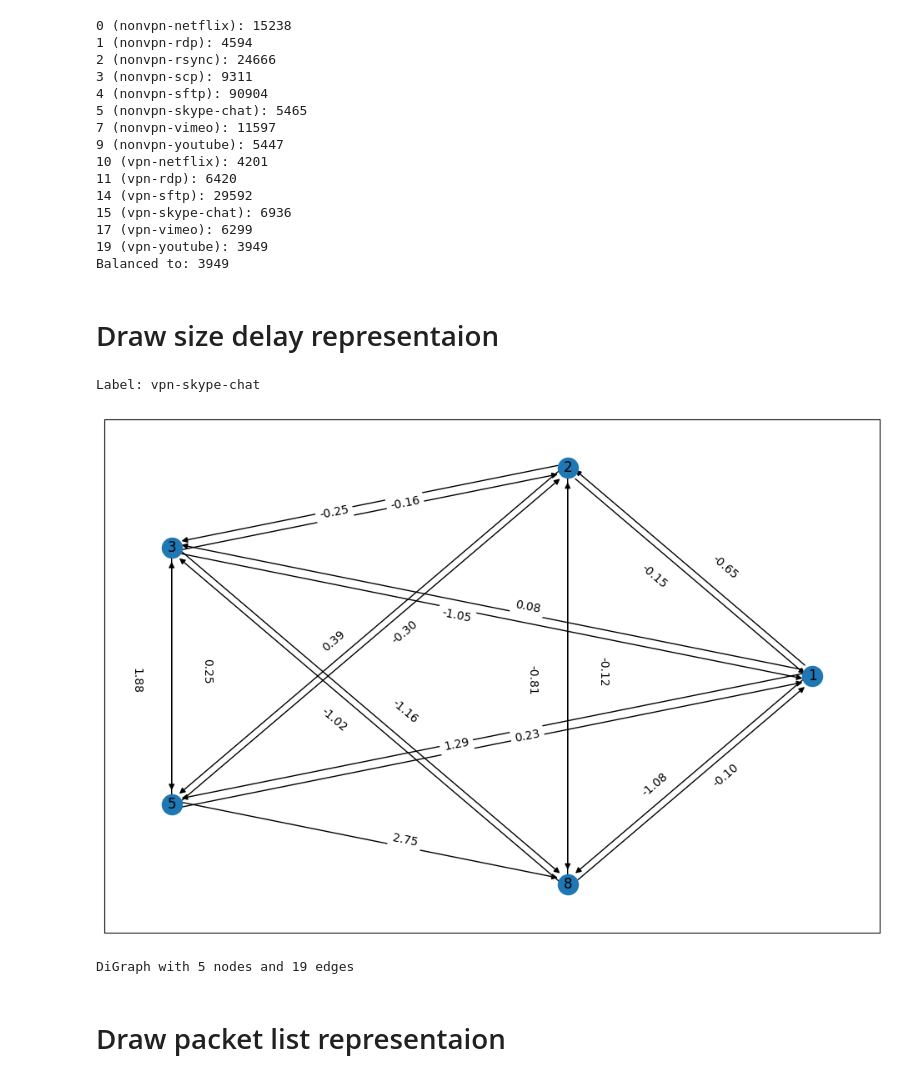
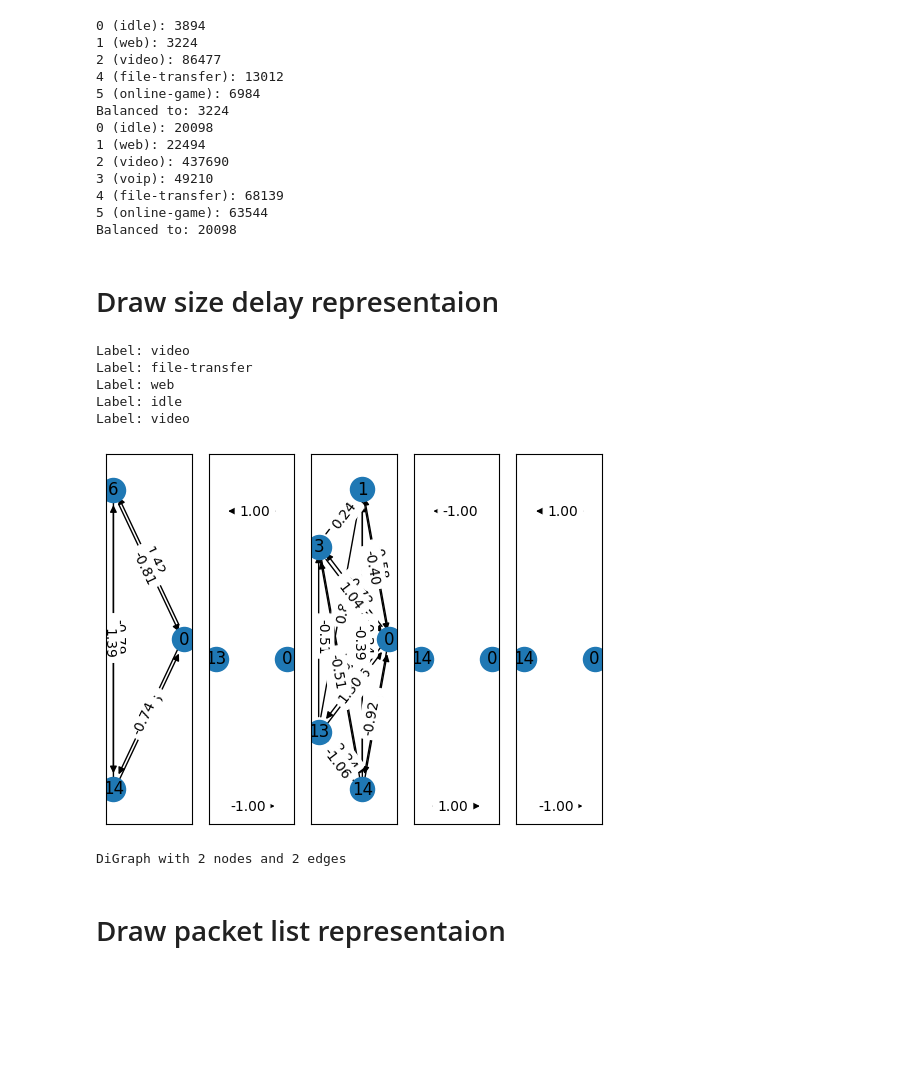
Before and after one commit to maciej-wieczorek/inzynierka, a Jupyter notebook: src/graph_drawer.ipynb, the cells around one changed output. Saved outputs shown, nothing was run; the diff lists cells and outputs as text; code cells hidden in the pictures; blank space fills up the shorter version.

Commit message:
Add custom dataset

```diff
--- a/src/graph_drawer.ipynb
+++ b/src/graph_drawer.ipynb
@@ -4,39 +4,44 @@ from dataset import PacketsDatapipe, get_labels
 import matplotlib.pyplot as plt
 import numpy as np
 # %%
-packet_list_dataset_location = r'App\src\build_release\VNAT\packet_list_dataset'
-size_delay_dataset_location = r'App\src\build_release\VNAT\size_delay_dataset'
-dataset = PacketsDatapipe(size_delay_dataset_location, batch_size=1, balanced=True)[0]
+packet_list_dataset_location = r'App\src\build_release\own\packet_list_dataset'
+size_delay_dataset_location = r'App\src\build_release\own\size_delay_dataset'
+size_delay_dataset = PacketsDatapipe(size_delay_dataset_location, batch_size=1, balanced=True)[0]
+packet_list_dataset = PacketsDatapipe(packet_list_dataset_location, batch_size=1, balanced=True)[0]
 # %% [output]
-0 (nonvpn-netflix): 15238
-1 (nonvpn-rdp): 4594
-2 (nonvpn-rsync): 24666
-3 (nonvpn-scp): 9311
-4 (nonvpn-sftp): 90904
-5 (nonvpn-skype-chat): 5465
-7 (nonvpn-vimeo): 11597
-9 (nonvpn-youtube): 5447
-10 (vpn-netflix): 4201
-11 (vpn-rdp): 6420
-14 (vpn-sftp): 29592
-15 (vpn-skype-chat): 6936
-17 (vpn-vimeo): 6299
-19 (vpn-youtube): 3949
-Balanced to: 3949
+0 (idle): 3894
+1 (web): 3224
+2 (video): 86477
+4 (file-transfer): 13012
+5 (online-game): 6984
+Balanced to: 3224
+0 (idle): 20098
+1 (web): 22494
+2 (video): 437690
+3 (voip): 49210
+4 (file-transfer): 68139
+5 (online-game): 63544
+Balanced to: 20098
 # %% [markdown]
 # Draw size delay representaion
 # %%
-graph = next(iter(dataset))
-print(f'Label: {get_labels()[graph.y.item()]}')
-plt.figure(figsize=(12, 8))
-G = get_nx_representation(graph.x, graph.edge_index)
-draw_graph(G)
+fig, axs = plt.subplots(1, 5)
+for i in range(5):
+    graph = next(iter(size_delay_dataset))
+    print(f'Label: {get_labels()[graph.y.item()]}')
+    G = get_nx_representation(graph.x, graph.edge_index)
+    draw_graph(G, axs[i])
 
+plt.show()
 print(G)
 # %% [output]
-Label: vpn-skype-chat
+Label: video
+Label: file-transfer
+Label: web
+Label: idle
+Label: video
-[figure, old version]
+[figure, new version]
-DiGraph with 5 nodes and 19 edges
+DiGraph with 2 nodes and 2 edges
 # %% [markdown]
 # Draw packet list representaion
 # %%
```
Also changed, not shown: parts of 1 cell of this notebook, 8 other files.
